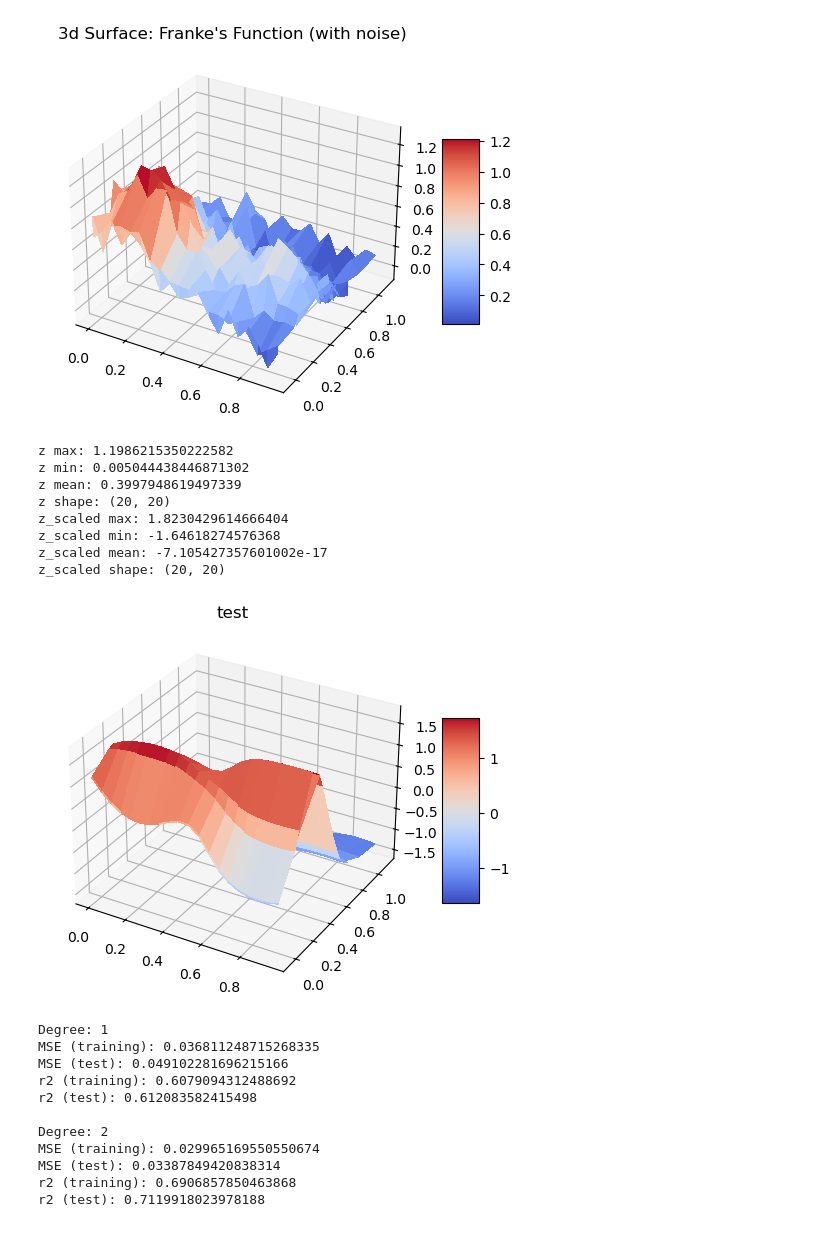
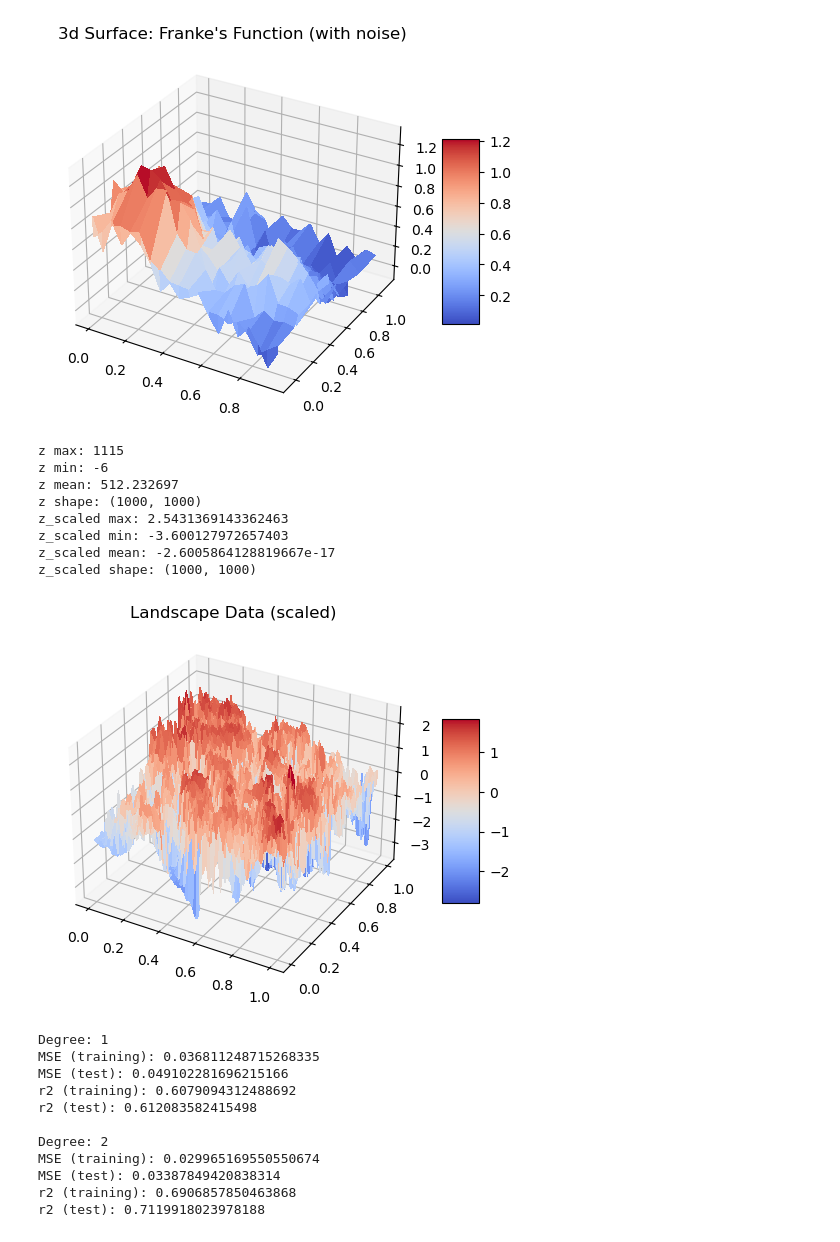
Before and after one commit to hellegje/fys-stk4155, a Jupyter notebook: Project1/2dProject.ipynb, the cells around one changed output. Drawn from its saved outputs; the diff is of its cells as text; code cells hidden in the pictures.

Commit message:
landscape version

```diff
--- a/Project1/2dProject.ipynb
+++ b/Project1/2dProject.ipynb
@@ -40,15 +40,15 @@ def plot_3d(x, y, z, title):
     plt.show()
 
 #Make data
-n = 500
-x = np.arange(0, 1, 0.05)
-y = np.arange(0, 1, 0.05) + np.random.normal(0, 0.1, x.shape)
+# n = 500
+# x = np.arange(0, 1, 0.05)
+# y = np.arange(0, 1, 0.05) + np.random.normal(0, 0.1, x.shape)
 
-# x = np.linspace(-1, 3, n)
-# y = np.linspace(-1, 3, n)
+# # x = np.linspace(-1, 3, n)
+# # y = np.linspace(-1, 3, n)
 
-x, y = np.meshgrid(x, y)
-z = frankes_function(x, y) #+ np.random.normal(0, 0.1, x.shape)
+# x, y = np.meshgrid(x, y)
+# z = frankes_function(x, y) #+ np.random.normal(0, 0.1, x.shape)
 
 # #Test plot
 # plot_3d(x, y, z, "Franke's Function Test Plot")
@@ -56,17 +56,17 @@ z = frankes_function(x, y) #+ np.random.normal(0, 0.1, x.shape)
 #Real data
 #TODO: Smooth switch
 # # Load the terrain - again from project description
-# terrain = imread('SRTM_data_Norway_2.tif')
+terrain = imread('SRTM_data_Norway_2.tif')
 
-# N = 1000
-# m = 5 # polynomial order
-# terrain = terrain[:N,:N]
-# # Creates mesh of image pixels
-# x = np.linspace(0,1, np.shape(terrain)[0])
-# y = np.linspace(0,1, np.shape(terrain)[1])
-# x, y = np.meshgrid(x,y)
+N = 1000
+m = 5 # polynomial order
+terrain = terrain[:N,:N]
+# Creates mesh of image pixels
+x = np.linspace(0,1, np.shape(terrain)[0])
+y = np.linspace(0,1, np.shape(terrain)[1])
+x, y = np.meshgrid(x,y)
 
-# z = terrain
+z = terrain
 # %% [markdown]
 # a) Ordinary Least Squares on the Franke function
 # b) Ridge and dependence on lambda
@@ -95,10 +95,10 @@ def frankes_function(x, y):
         - ((1/5)*np.exp(-(9*x-4)**2-(9*y-7)**2)))
     return z
 
-x = np.arange(0, 1, 0.05)
-y = np.arange(0, 1, 0.05) + np.random.normal(0, 0.1, x.shape)
-x, y = np.meshgrid(x, y)
-z = frankes_function(x, y)
+# x = np.arange(0, 1, 0.05)
+# y = np.arange(0, 1, 0.05) + np.random.normal(0, 0.1, x.shape)
+# x, y = np.meshgrid(x, y)
+# z = frankes_function(x, y)
 
 z_noise = frankes_function(x, y) + np.random.normal(0, 0.1, x.shape)
 
@@ -132,43 +132,43 @@ print(f"z min: {z.min()}")
 print(f"z mean: {z.mean()}")
 print(f"z shape: {z.shape}")
 
 scaler = StandardScaler()
 z_scaled = scaler.fit_transform(z)
 
 #plot_3d(x_scaled, y_scaled, z_scaled, "Franke's Function w/ mean centering")
 
 #Plot (code taken from project description)
 fig = plt.figure()
 ax = fig.add_subplot(projection='3d')
 
 surf = ax.plot_surface(x, y, z_scaled, cmap=cm.coolwarm, linewidth=0, antialiased=False)
 
 #Quick look at the data values
 print(f"z_scaled max: {z_scaled.max()}")
 print(f"z_scaled min: {z_scaled.min()}")
 print(f"z_scaled mean: {z_scaled.mean()}")
 print(f"z_scaled shape: {z_scaled.shape}")
 
 #ax.set_zlim(-0.10, 1.40)
 #ax.zaxis.set_major_locator(LinearLocator(10))
 #ax.zaxis.set_major_formatter(FormatStrFormatter('%.02f'))
 
 fig.colorbar(surf, shrink=0.5, aspect=5)
 
-plt.title("test")
+plt.title("Landscape Data (scaled)")
 plt.show()
 
 z_scaled = z_scaled.ravel() # Flatten z into a 1D array for regression (from ChatGPT)
 # %% [output]
-z max: 1.1986215350222582
-z min: 0.005044438446871302
-z mean: 0.3997948619497339
-z shape: (20, 20)
-z_scaled max: 1.8230429614666404
-z_scaled min: -1.64618274576368
-z_scaled mean: -7.105427357601002e-17
-z_scaled shape: (20, 20)
+z max: 1115
+z min: -6
+z mean: 512.232697
+z shape: (1000, 1000)
+z_scaled max: 2.5431369143362463
+z_scaled min: -3.600127972657403
+z_scaled mean: -2.6005864128819667e-17
+z_scaled shape: (1000, 1000)
-[figure, old version]
+[figure, new version]
 # %%
 def MSE(z_data, z_model):
     n = np.size(z_model)  # Number of data points
```
Also changed, not shown: parts of 1 cell of this notebook, 8 other files.
